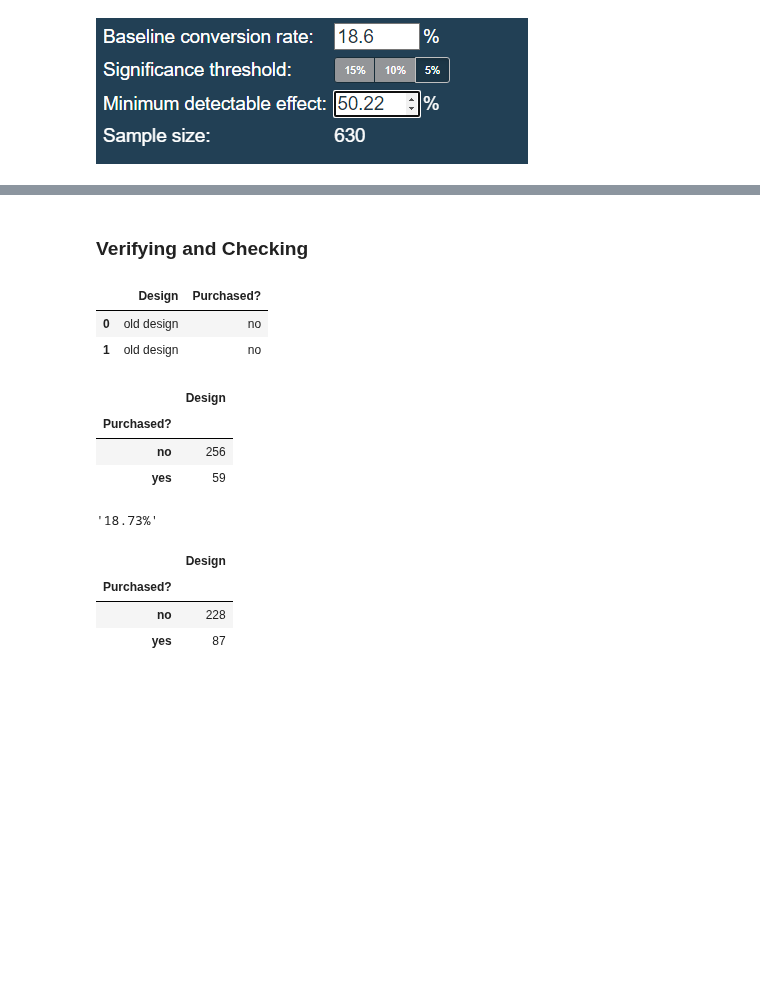
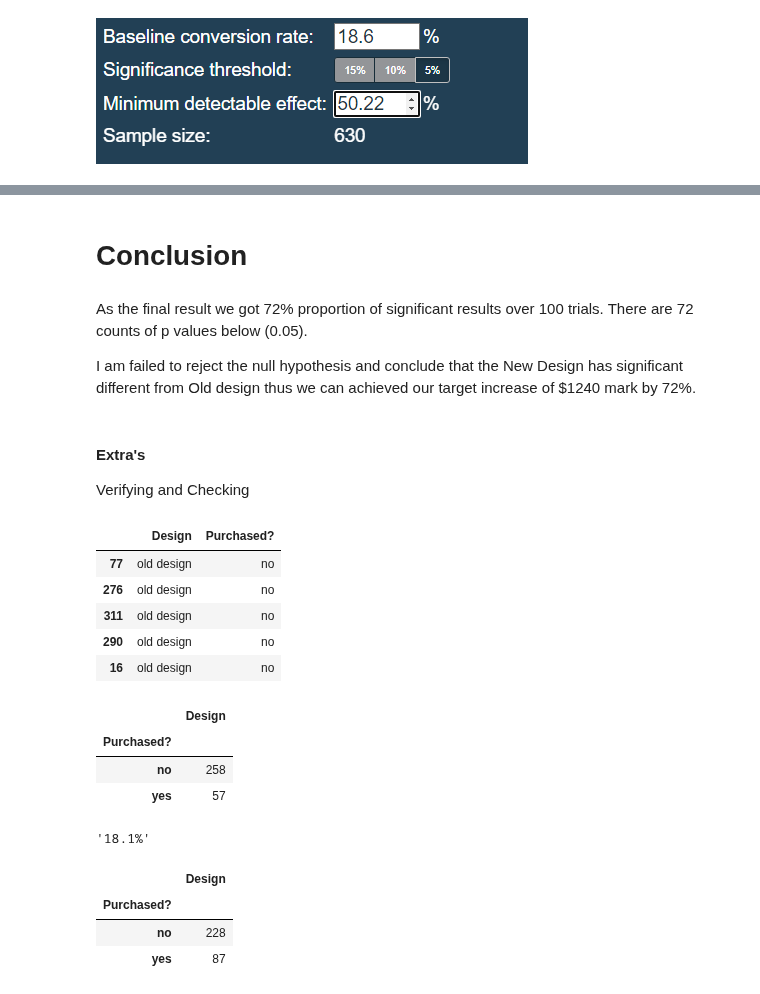
Before and after one commit to Alyxx-The-Sniper/DATA_SCIENCE_2022, a Jupyter notebook: Data_Science_ Fundamental/0_Sample_Analysis_Here/1_AB_test/AB Test Sample.ipynb, the cells around one changed output, grey strips where cells are left out. Saved outputs shown, nothing was run; the diff lists cells and outputs as text; code cells hidden in the pictures; blank space fills up the shorter version.

```diff
--- a/Data_Science_ Fundamental/0_Sample_Analysis_Here/1_AB_test/AB Test Sample.ipynb
+++ b/Data_Science_ Fundamental/0_Sample_Analysis_Here/1_AB_test/AB Test Sample.ipynb
@@ -38 +38 @@ purchasing_customers = [{'purchased': True, 'clickedthrough': True, 'id': 15153,
-money_spent = [39.01, 10.16, 36.88, 23.41, 33.49, 27.76, 38.6, 18.46, 28.9, 32.53, 7.35, 14.81, 27.57, 15.34, 19.75, 13.25, 23.41, 25.97, 9.72, 9.29, 24.32, 41.78, 36.0, 24.11, 41.62, 33.7, 36.69, 31.73, 43.25, 27.93, 8.02, 18.63, 32.3, 38.58, 15.19, 8.25, 41.19, 32.47, 36.79, 42.25, 10.66, 43.61, 22.63, 34.35, 34.74, 42.38, 30.83, 33.53, 42.93, 7.65, 12.08, 42.57, 22.25, 39.89, 23.34, 8.23, 19.65, 44.75, 15.11, 16.31, 12.66, 13.18, 27.22, 16.15, 14.6, 29.42, 42.17, 37.42, 20.56, 39.39, 16.22, 20.03, 14.33, 21.12, 22.93, 11.72, 32.66, 8.31, 22.19, 43.04, 15.89, 35.35, 42.04, 26.13, 36.56, 11.37, 28.29, 37.38, 12.91, 30.73, 44.59, 38.53, 25.52]
+# money_spent = [39.01, 10.16, 36.88, 23.41, 33.49, 27.76, 38.6, 18.46, 28.9, 32.53, 7.35, 14.81, 27.57, 15.34, 19.75, 13.25, 23.41, 25.97, 9.72, 9.29, 24.32, 41.78, 36.0, 24.11, 41.62, 33.7, 36.69, 31.73, 43.25, 27.93, 8.02, 18.63, 32.3, 38.58, 15.19, 8.25, 41.19, 32.47, 36.79, 42.25, 10.66, 43.61, 22.63, 34.35, 34.74, 42.38, 30.83, 33.53, 42.93, 7.65, 12.08, 42.57, 22.25, 39.89, 23.34, 8.23, 19.65, 44.75, 15.11, 16.31, 12.66, 13.18, 27.22, 16.15, 14.6, 29.42, 42.17, 37.42, 20.56, 39.39, 16.22, 20.03, 14.33, 21.12, 22.93, 11.72, 32.66, 8.31, 22.19, 43.04, 15.89, 35.35, 42.04, 26.13, 36.56, 11.37, 28.29, 37.38, 12.91, 30.73, 44.59, 38.53, 25.52]
@@ -78,7 +103,11 @@ The avg of money_spent of a customer is 26 thus we need 46 new customers to get
 # %%
 # Frequency of customer
 increase_target = 1240
-avg_money_spent = np.mean(money_spent)
+
+print(' Total money spent of purchased customers: ' + str(round(np.sum(purchasing_customers_df.moneyspent))))
+avg_money_spent = np.mean(purchasing_customers_df.moneyspent)
+print(' Average money spent: ' + str(round(avg_money_spent)))
+
 new_customer_needed = increase_target / avg_money_spent
-print('Addiotnal customer needed: ' + str(round(new_customer_needed)))
+print(' Additional customer needed: ' + str(round(new_customer_needed)))
 # %% [output]
@@ -146,21 +244,33 @@ print(pvals[0:5])
+# %% [markdown]
+# Conclusion
+# %% [markdown]
+As the final result we got 72% proportion of significant results over 100 trials.
+There are 72 counts of p values below (0.05).
+
+I am failed to reject the null hypothesis and conclude that the New Design has significant different from Old design thus we can achieved our target increase of $1240 mark by 72%.
 # %% [markdown]
-### Verifying and Checking
+#### Extra's
+Verifying and Checking
 # %%
 # Verify our code
-sim_data.head(2)
+sim_data.sample(5)
 # %% [output]
 |  | Design | Purchased? |
-| 0 | old design | no |
-| 1 | old design | no |
+| 77 | old design | no |
+| 276 | old design | no |
+| 311 | old design | no |
+| 290 | old design | no |
+| 16 | old design | no |
 # %%
 # Old Design
 # 18.6% made a purchase
+
 sim_data[sim_data['Design'] == 'old design'].groupby('Purchased?').count()
 # %% [output]
 |  | Design |
 | Purchased? |  |
-| no | 256 |
-| yes | 59 |
+| no | 258 |
+| yes | 57 |
 # %%
 # Old Design
 # 18.6% made a purchased
@@ -168,7 +278,7 @@ sim_data_old = sim_data[sim_data['Design'] == 'old design']
 sim_data_old_yes = sim_data_old[sim_data_old['Purchased?'] == 'yes']
 str(round(len(sim_data_old_yes) / len(sim_data_old) * 100,2)) + '%'
 # %% [output]
-'18.73%'
+'18.1%'
 # %%
 # New Design
 # 27.94% made a purchased
```
Also changed, not shown: parts of 38 cells of this notebook, 8 other files.
